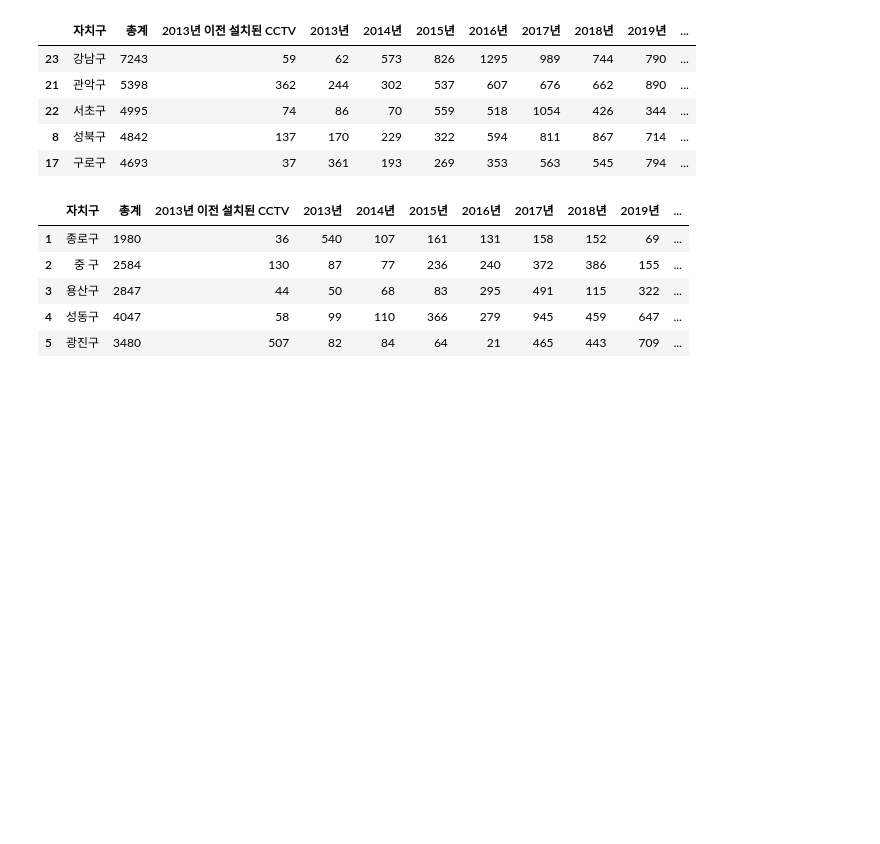
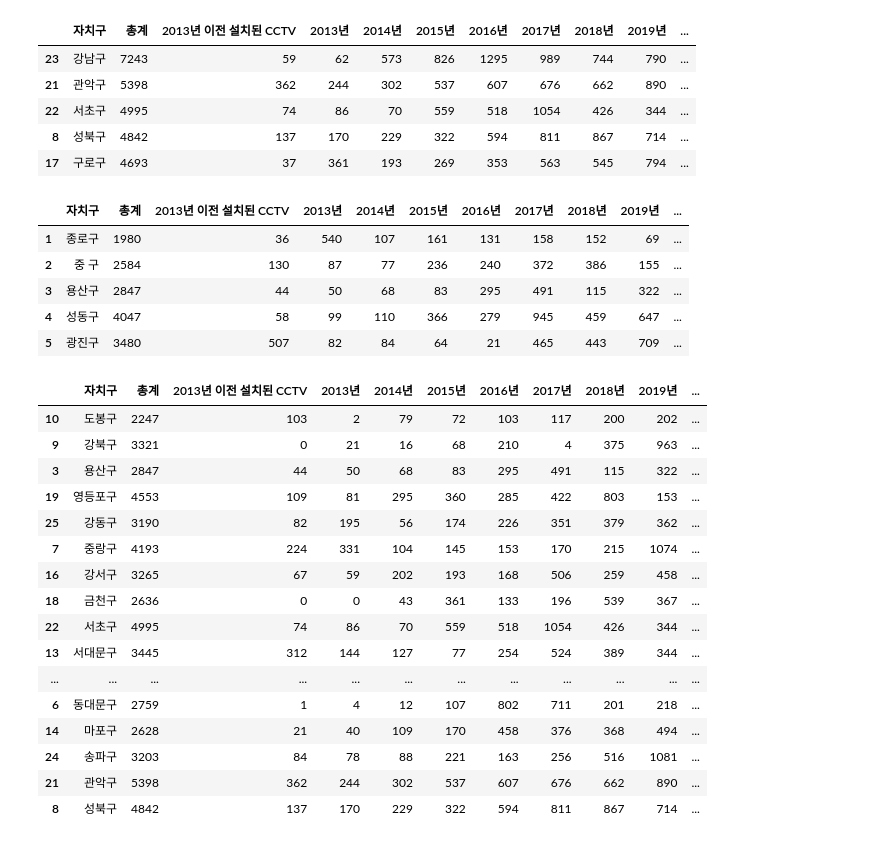
Before and after one commit to shared-repo/green-data-analysis, a Jupyter notebook: workspace/data-analysis-basic/eda-package-06.ipynb, the cells around one changed output. Saved outputs shown, nothing was run; the diff lists cells and outputs as text; code cells hidden in the pictures; blank space fills up the shorter version.

```diff
--- a/workspace/data-analysis-basic/eda-package-06.ipynb
+++ b/workspace/data-analysis-basic/eda-package-06.ipynb
@@ -44,3 +44,24 @@ seoul_cctv.head()
 | 3 | 용산구 | 2847 | 44 | 50 | 68 | 83 | 295 | 491 | 115 | 322 | ... |
 | 4 | 성동구 | 4047 | 58 | 99 | 110 | 366 | 279 | 945 | 459 | 647 | ... |
 | 5 | 광진구 | 3480 | 507 | 82 | 84 | 64 | 21 | 465 | 443 | 709 | ... |
+# %%
+# 최근 CCTV 설치 증가율 높은 자치구
+seoul_cctv.sort_values(by="최근증가율", ascending=False)
+# %% [output]
+|  | 자치구 | 총계 | 2013년 이전 설치된 CCTV | 2013년 | 2014년 | 2015년 | 2016년 | 2017년 | 2018년 | 2019년 | ... |
+| 10 | 도봉구 | 2247 | 103 | 2 | 79 | 72 | 103 | 117 | 200 | 202 | ... |
+| 9 | 강북구 | 3321 | 0 | 21 | 16 | 68 | 210 | 4 | 375 | 963 | ... |
+| 3 | 용산구 | 2847 | 44 | 50 | 68 | 83 | 295 | 491 | 115 | 322 | ... |
+| 19 | 영등포구 | 4553 | 109 | 81 | 295 | 360 | 285 | 422 | 803 | 153 | ... |
+| 25 | 강동구 | 3190 | 82 | 195 | 56 | 174 | 226 | 351 | 379 | 362 | ... |
+| 7 | 중랑구 | 4193 | 224 | 331 | 104 | 145 | 153 | 170 | 215 | 1074 | ... |
+| 16 | 강서구 | 3265 | 67 | 59 | 202 | 193 | 168 | 506 | 259 | 458 | ... |
+| 18 | 금천구 | 2636 | 0 | 0 | 43 | 361 | 133 | 196 | 539 | 367 | ... |
+| 22 | 서초구 | 4995 | 74 | 86 | 70 | 559 | 518 | 1054 | 426 | 344 | ... |
+| 13 | 서대문구 | 3445 | 312 | 144 | 127 | 77 | 254 | 524 | 389 | 344 | ... |
+| ... | ... | ... | ... | ... | ... | ... | ... | ... | ... | ... | ... |
+| 6 | 동대문구 | 2759 | 1 | 4 | 12 | 107 | 802 | 711 | 201 | 218 | ... |
+| 14 | 마포구 | 2628 | 21 | 40 | 109 | 170 | 458 | 376 | 368 | 494 | ... |
+| 24 | 송파구 | 3203 | 84 | 78 | 88 | 221 | 163 | 256 | 516 | 1081 | ... |
+| 21 | 관악구 | 5398 | 362 | 244 | 302 | 537 | 607 | 676 | 662 | 890 | ... |
+| 8 | 성북구 | 4842 | 137 | 170 | 229 | 322 | 594 | 811 | 867 | 714 | ... |
```
Also changed, not shown: parts of 7 cells of this notebook.
